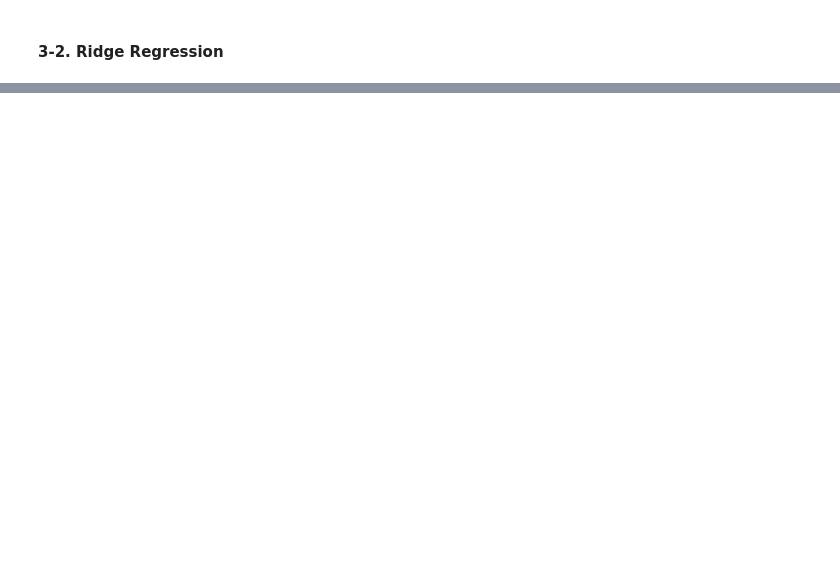
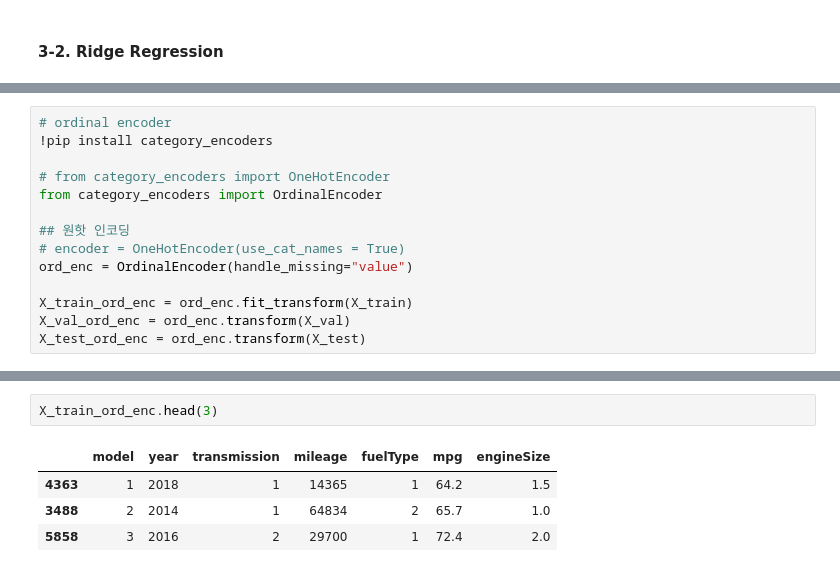
Before and after one commit to KYOH95/Project_2_Car_Analysis, a Jupyter notebook: Project2.ipynb, the cells around one changed output, grey strips where cells are left out. Drawn from its saved outputs; the diff is of its cells as text; blank space fills up the shorter version.

```diff
--- a/Project2.ipynb
+++ b/Project2.ipynb
@@ -497,0 +516,14 @@ y = 21255.9 + -0.202x₁
+# %%
+# ordinal encoder
+!pip install category_encoders
+
+# from category_encoders import OneHotEncoder
+from category_encoders import OrdinalEncoder
+
+## 원핫 인코딩
+# encoder = OneHotEncoder(use_cat_names = True)
+ord_enc = OrdinalEncoder(handle_missing="value")
+
+X_train_ord_enc = ord_enc.fit_transform(X_train)
+X_val_ord_enc = ord_enc.transform(X_val)
+X_test_ord_enc = ord_enc.transform(X_test)
@@ -497,0 +544,7 @@ y = 21255.9 + -0.202x₁
+# %%
+X_train_ord_enc.head(3)
+# %% [output]
+|  | model | year | transmission | mileage | fuelType | mpg | engineSize |
+| 4363 | 1 | 2018 | 1 | 14365 | 1 | 64.2 | 1.5 |
+| 3488 | 2 | 2014 | 1 | 64834 | 2 | 65.7 | 1.0 |
+| 5858 | 3 | 2016 | 2 | 29700 | 1 | 72.4 | 2.0 |
```
Also changed, not shown: parts of 28 cells of this notebook.
